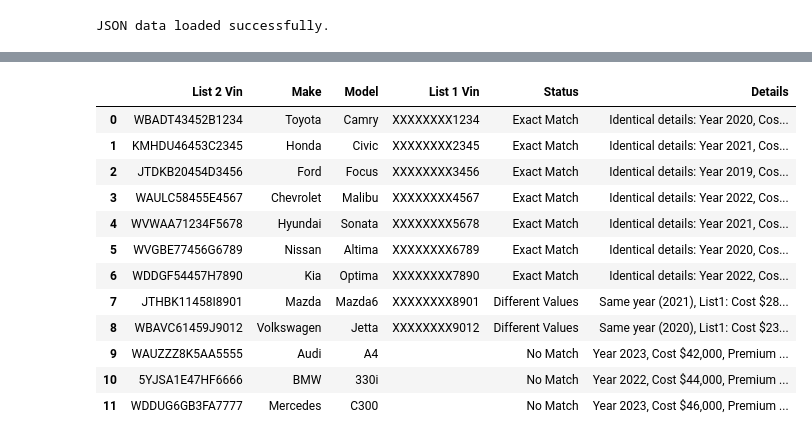
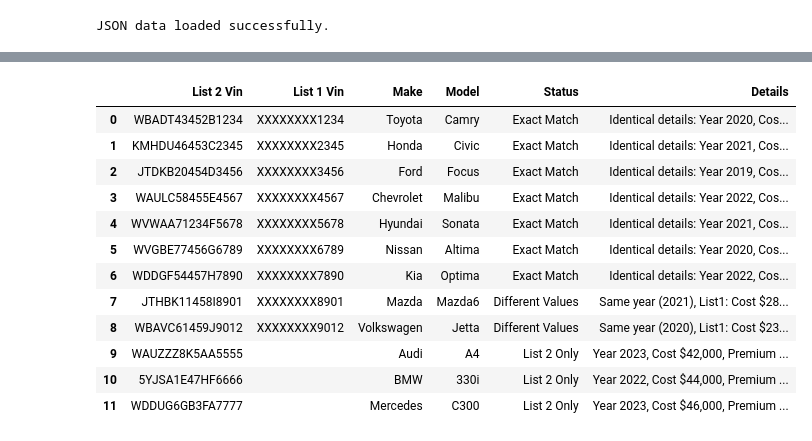
Before and after one commit to saransha/llm_based_matching, a Jupyter notebook: llm_based_matching.ipynb, the cells around one changed output, grey strips where cells are left out. Saved outputs shown, nothing was run; the diff lists cells and outputs as text; code cells hidden in the pictures.

```diff
--- a/llm_based_matching.ipynb
+++ b/llm_based_matching.ipynb
@@ -147,19 +147,3 @@ for i in range(len(df2)):
   )
   out_json = json.loads(response.choices[0].message.content)
   out_list.append(out_json)
-# %%
-pd.DataFrame(out_list)
-# %% [output]
-|  | List 2 Vin | Make | Model | List 1 Vin | Status | Details |
-| 0 | WBADT43452B1234 | Toyota | Camry | XXXXXXXX1234 | Exact Match | Identical details: Year 2020, Cos... |
-| 1 | KMHDU46453C2345 | Honda | Civic | XXXXXXXX2345 | Exact Match | Identical details: Year 2021, Cos... |
-| 2 | JTDKB20454D3456 | Ford | Focus | XXXXXXXX3456 | Exact Match | Identical details: Year 2019, Cos... |
-| 3 | WAULC58455E4567 | Chevrolet | Malibu | XXXXXXXX4567 | Exact Match | Identical details: Year 2022, Cos... |
-| 4 | WVWAA71234F5678 | Hyundai | Sonata | XXXXXXXX5678 | Exact Match | Identical details: Year 2021, Cos... |
-| 5 | WVGBE77456G6789 | Nissan | Altima | XXXXXXXX6789 | Exact Match | Identical details: Year 2020, Cos... |
-| 6 | WDDGF54457H7890 | Kia | Optima | XXXXXXXX7890 | Exact Match | Identical details: Year 2022, Cos... |
-| 7 | JTHBK11458I8901 | Mazda | Mazda6 | XXXXXXXX8901 | Different Values | Same year (2021), List1: Cost $28... |
-| 8 | WBAVC61459J9012 | Volkswagen | Jetta | XXXXXXXX9012 | Different Values | Same year (2020), List1: Cost $23... |
-| 9 | WAUZZZ8K5AA5555 | Audi | A4 |  | No Match | Year 2023, Cost $42,000, Premium ... |
-| 10 | 5YJSA1E47HF6666 | BMW | 330i |  | No Match | Year 2022, Cost $44,000, Premium ... |
-| 11 | WDDUG6GB3FA7777 | Mercedes | C300 |  | No Match | Year 2023, Cost $46,000, Premium ... |
@@ -165,0 +153,16 @@ pd.DataFrame(out_list)
+# %%
+out
+# %% [output]
+|  | List 2 Vin | List 1 Vin | Make | Model | Status | Details |
+| 0 | WBADT43452B1234 | XXXXXXXX1234 | Toyota | Camry | Exact Match | Identical details: Year 2020, Cos... |
+| 1 | KMHDU46453C2345 | XXXXXXXX2345 | Honda | Civic | Exact Match | Identical details: Year 2021, Cos... |
+| 2 | JTDKB20454D3456 | XXXXXXXX3456 | Ford | Focus | Exact Match | Identical details: Year 2019, Cos... |
+| 3 | WAULC58455E4567 | XXXXXXXX4567 | Chevrolet | Malibu | Exact Match | Identical details: Year 2022, Cos... |
+| 4 | WVWAA71234F5678 | XXXXXXXX5678 | Hyundai | Sonata | Exact Match | Identical details: Year 2021, Cos... |
+| 5 | WVGBE77456G6789 | XXXXXXXX6789 | Nissan | Altima | Exact Match | Identical details: Year 2020, Cos... |
+| 6 | WDDGF54457H7890 | XXXXXXXX7890 | Kia | Optima | Exact Match | Identical details: Year 2022, Cos... |
+| 7 | JTHBK11458I8901 | XXXXXXXX8901 | Mazda | Mazda6 | Different Values | Same year (2021), List1: Cost $28... |
+| 8 | WBAVC61459J9012 | XXXXXXXX9012 | Volkswagen | Jetta | Different Values | Same year (2020), List1: Cost $23... |
+| 9 | WAUZZZ8K5AA5555 |  | Audi | A4 | List 2 Only | Year 2023, Cost $42,000, Premium ... |
+| 10 | 5YJSA1E47HF6666 |  | BMW | 330i | List 2 Only | Year 2022, Cost $44,000, Premium ... |
+| 11 | WDDUG6GB3FA7777 |  | Mercedes | C300 | List 2 Only | Year 2023, Cost $46,000, Premium ... |
```
Also changed, not shown: parts of 5 cells of this notebook.
